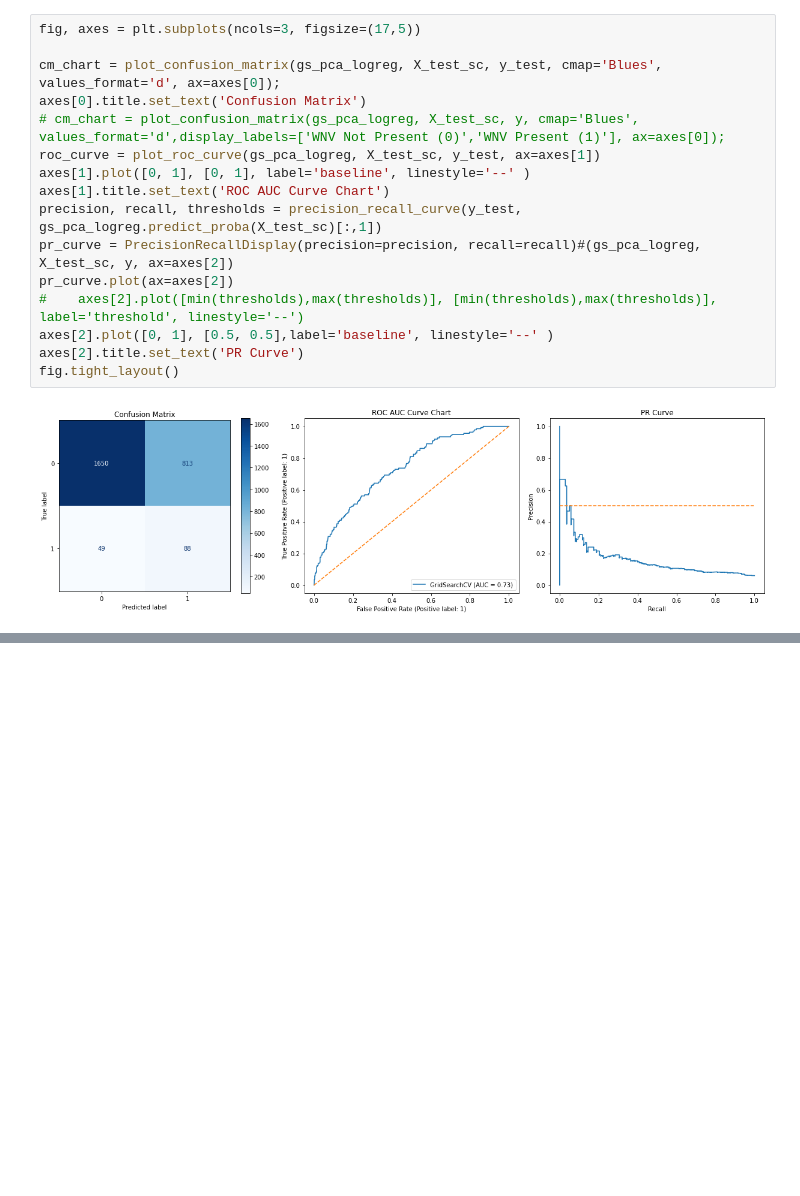
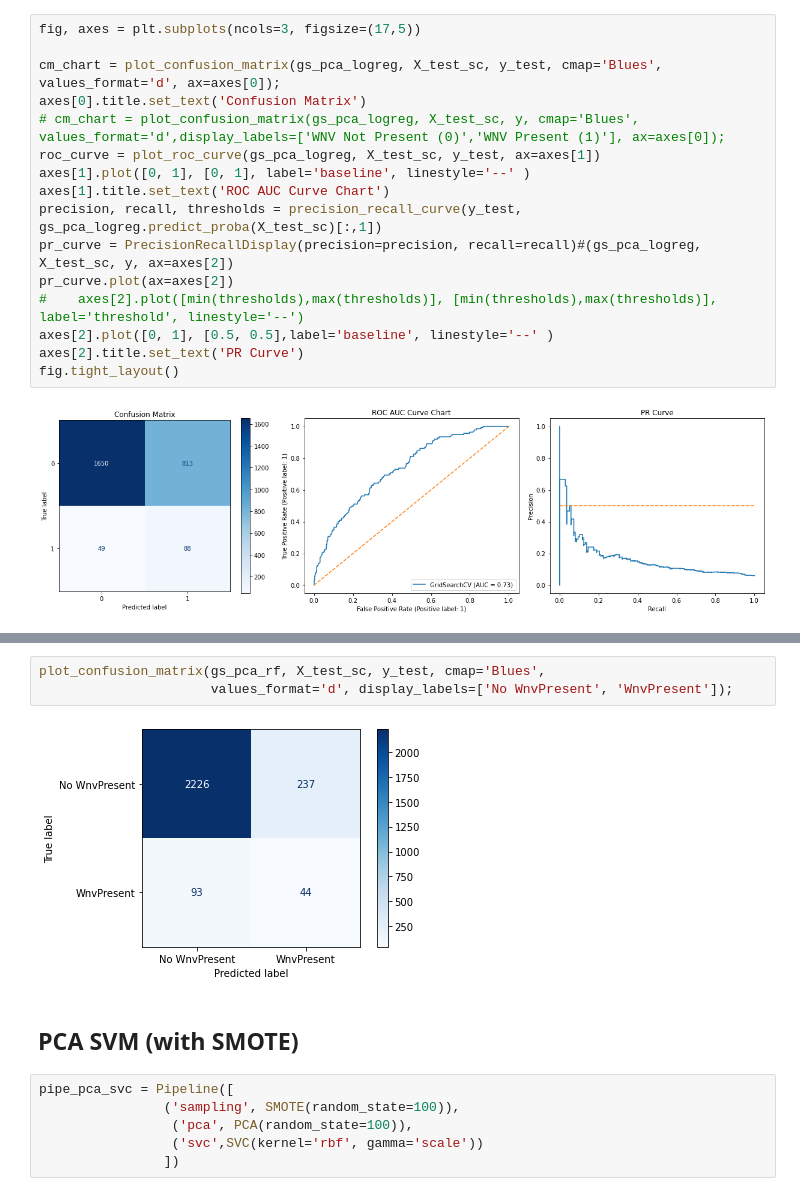
Before and after one commit to rashidi-norhashim/Team-folder, a Jupyter notebook: P4/codes/Project 4 Part 3- Modelling.ipynb, the cells around one changed output, grey strips where cells are left out. Saved outputs shown, nothing was run; the diff lists cells and outputs as text; blank space fills up the shorter version.

```diff
--- a/P4/codes/Project 4 Part 3- Modelling.ipynb
+++ b/P4/codes/Project 4 Part 3- Modelling.ipynb
@@ -231,0 +313,13 @@ fig.tight_layout()
+# %%
+plot_confusion_matrix(gs_pca_rf, X_test_sc, y_test, cmap='Blues',
+                      values_format='d', display_labels=['No WnvPresent', 'WnvPresent']);
+# %% [output]
+[figure, added]
+# %% [markdown]
+## PCA SVM (with SMOTE)
+# %%
+pipe_pca_svc = Pipeline([
+                ('sampling', SMOTE(random_state=100)),
+                 ('pca', PCA(random_state=100)),
+                 ('svc',SVC(kernel='rbf', gamma='scale'))
+                ])
```
Also changed, not shown: parts of 26 cells of this notebook.
